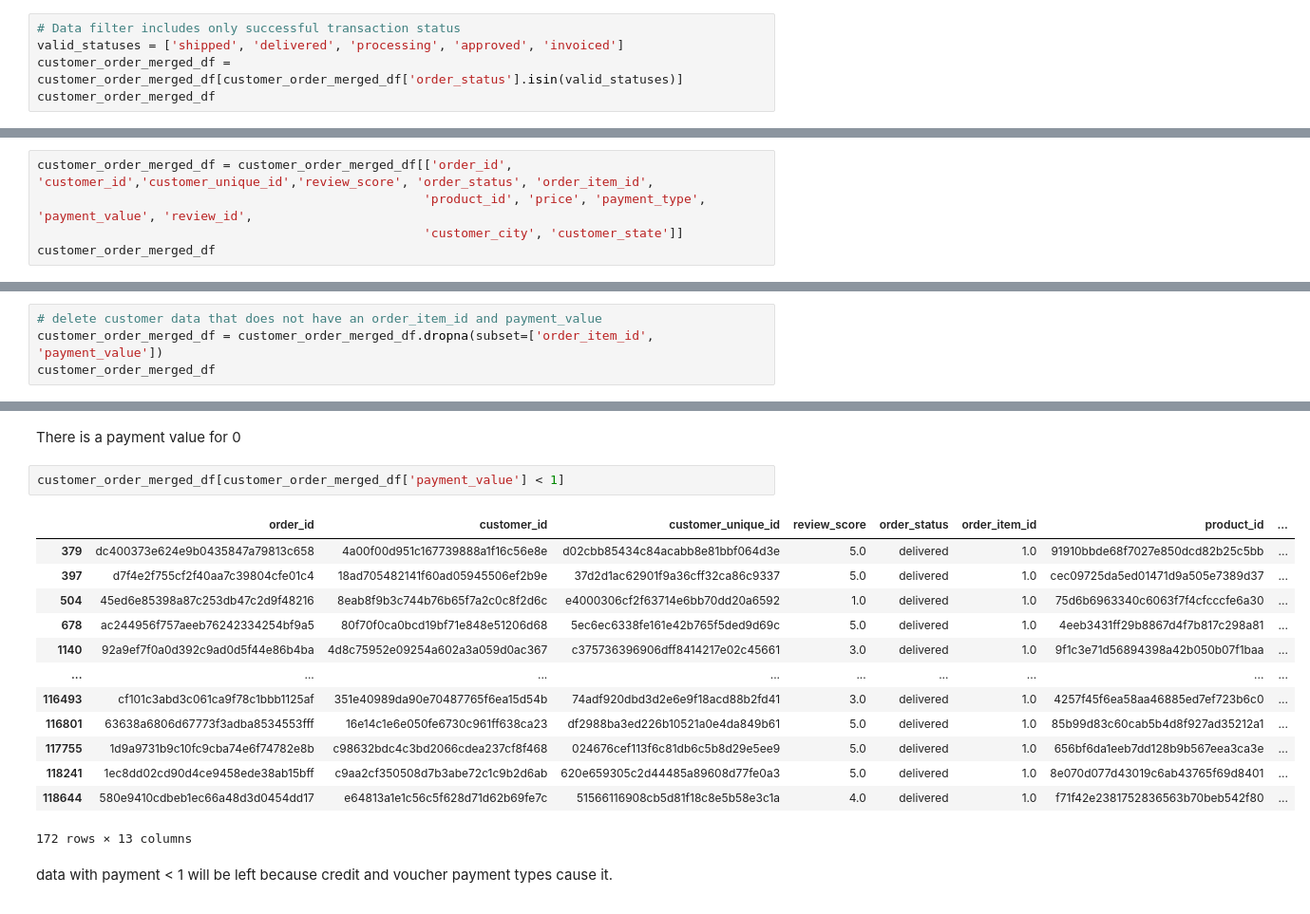
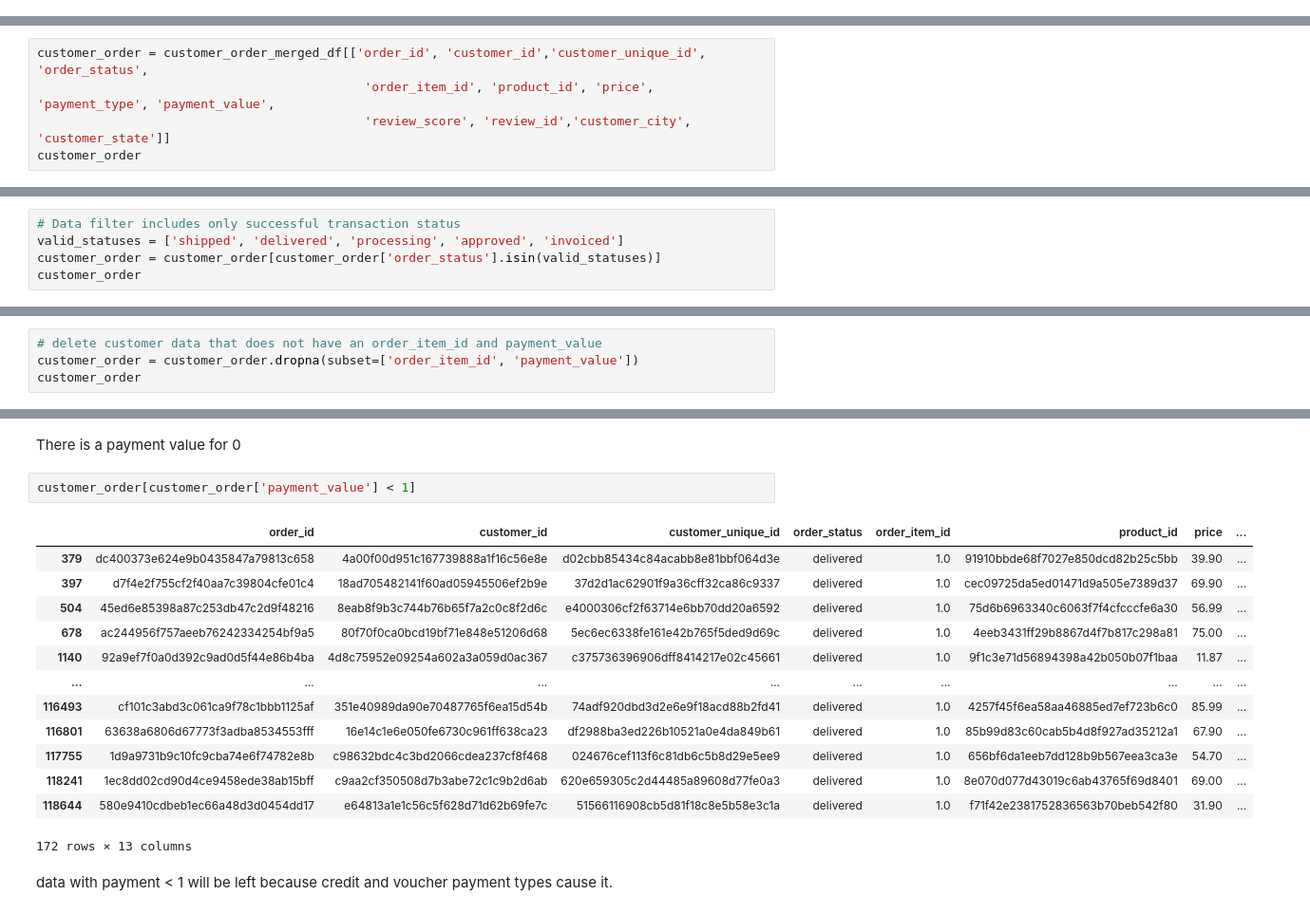
Before and after one commit to alfitopfp/Perqara-Assesment, a Jupyter notebook: Code/Customer_Segmentation.ipynb, the cells around one changed output, grey strips where cells are left out. Shown at 95% size. Saved outputs shown, nothing was run; the diff lists cells and outputs as text.

```diff
--- a/Code/Customer_Segmentation.ipynb
+++ b/Code/Customer_Segmentation.ipynb
@@ -141,8 +159,3 @@ customer_order_merged_df
 customer_order_merged_df.duplicated().any()
 # %% [output]
 False
-# %%
-# Data filter includes only successful transaction status
-valid_statuses = ['shipped', 'delivered', 'processing', 'approved', 'invoiced']
-customer_order_merged_df = customer_order_merged_df[customer_order_merged_df['order_status'].isin(valid_statuses)]
-customer_order_merged_df
@@ -163,6 +162,6 @@ customer_order_merged_df
 # %%
-customer_order_merged_df = customer_order_merged_df[['order_id', 'customer_id','customer_unique_id','review_score', 'order_status', 'order_item_id',
-                                                    'product_id', 'price', 'payment_type', 'payment_value', 'review_id',
-                                                    'customer_city', 'customer_state']]
-customer_order_merged_df
+customer_order = customer_order_merged_df[['order_id', 'customer_id','customer_unique_id', 'order_status',
+                                            'order_item_id', 'product_id', 'price', 'payment_type', 'payment_value',
+                                            'review_score', 'review_id','customer_city', 'customer_state']]
+customer_order
 # %% [output]
@@ -191,0 +249,5 @@ column 'review_id' contains a null value.
+# %%
+# Data filter includes only successful transaction status
+valid_statuses = ['shipped', 'delivered', 'processing', 'approved', 'invoiced']
+customer_order = customer_order[customer_order['order_status'].isin(valid_statuses)]
+customer_order
@@ -208,5 +294,5 @@ customer_order_merged_df[customer_order_merged_df['payment_value'].isnull()]
 # %%
 # delete customer data that does not have an order_item_id and payment_value
-customer_order_merged_df = customer_order_merged_df.dropna(subset=['order_item_id', 'payment_value'])
-customer_order_merged_df
+customer_order = customer_order.dropna(subset=['order_item_id', 'payment_value'])
+customer_order
 # %% [output]
@@ -246,20 +349,20 @@ customer_order_merged_df.describe()
 # %% [markdown]
 There is a payment value for 0
 # %%
-customer_order_merged_df[customer_order_merged_df['payment_value'] < 1]
+customer_order[customer_order['payment_value'] < 1]
 # %% [output]
-|  | order_id | customer_id | customer_unique_id | review_score | order_status | order_item_id | product_id | ... |
-| 379 | dc400373e624e9b0435847a79813c658 | 4a00f00d951c167739888a1f16c56e8e | d02cbb85434c84acabb8e81bbf064d3e | 5.0 | delivered | 1.0 | 91910bbde68f7027e850dcd82b25c5bb | ... |
-| 397 | d7f4e2f755cf2f40aa7c39804cfe01c4 | 18ad705482141f60ad05945506ef2b9e | 37d2d1ac62901f9a36cff32ca86c9337 | 5.0 | delivered | 1.0 | cec09725da5ed01471d9a505e7389d37 | ... |
-| 504 | 45ed6e85398a87c253db47c2d9f48216 | 8eab8f9b3c744b76b65f7a2c0c8f2d6c | e4000306cf2f63714e6bb70dd20a6592 | 1.0 | delivered | 1.0 | 75d6b6963340c6063f7f4cfcccfe6a30 | ... |
-| 678 | ac244956f757aeeb76242334254bf9a5 | 80f70f0ca0bcd19bf71e848e51206d68 | 5ec6ec6338fe161e42b765f5ded9d69c | 5.0 | delivered | 1.0 | 4eeb3431ff29b8867d4f7b817c298a81 | ... |
-| 1140 | 92a9ef7f0a0d392c9ad0d5f44e86b4ba | 4d8c75952e09254a602a3a059d0ac367 | c375736396906dff8414217e02c45661 | 3.0 | delivered | 1.0 | 9f1c3e71d56894398a42b050b07f1baa | ... |
+|  | order_id | customer_id | customer_unique_id | order_status | order_item_id | product_id | price | ... |
+| 379 | dc400373e624e9b0435847a79813c658 | 4a00f00d951c167739888a1f16c56e8e | d02cbb85434c84acabb8e81bbf064d3e | delivered | 1.0 | 91910bbde68f7027e850dcd82b25c5bb | 39.90 | ... |
+| 397 | d7f4e2f755cf2f40aa7c39804cfe01c4 | 18ad705482141f60ad05945506ef2b9e | 37d2d1ac62901f9a36cff32ca86c9337 | delivered | 1.0 | cec09725da5ed01471d9a505e7389d37 | 69.90 | ... |
+| 504 | 45ed6e85398a87c253db47c2d9f48216 | 8eab8f9b3c744b76b65f7a2c0c8f2d6c | e4000306cf2f63714e6bb70dd20a6592 | delivered | 1.0 | 75d6b6963340c6063f7f4cfcccfe6a30 | 56.99 | ... |
+| 678 | ac244956f757aeeb76242334254bf9a5 | 80f70f0ca0bcd19bf71e848e51206d68 | 5ec6ec6338fe161e42b765f5ded9d69c | delivered | 1.0 | 4eeb3431ff29b8867d4f7b817c298a81 | 75.00 | ... |
+| 1140 | 92a9ef7f0a0d392c9ad0d5f44e86b4ba | 4d8c75952e09254a602a3a059d0ac367 | c375736396906dff8414217e02c45661 | delivered | 1.0 | 9f1c3e71d56894398a42b050b07f1baa | 11.87 | ... |
 | ... | ... | ... | ... | ... | ... | ... | ... | ... |
-| 116493 | cf101c3abd3c061ca9f78c1bbb1125af | 351e40989da90e70487765f6ea15d54b | 74adf920dbd3d2e6e9f18acd88b2fd41 | 3.0 | delivered | 1.0 | 4257f45f6ea58aa46885ed7ef723b6c0 | ... |
-| 116801 | 63638a6806d67773f3adba8534553fff | 16e14c1e6e050fe6730c961ff638ca23 | df2988ba3ed226b10521a0e4da849b61 | 5.0 | delivered | 1.0 | 85b99d83c60cab5b4d8f927ad35212a1 | ... |
-| 117755 | 1d9a9731b9c10fc9cba74e6f74782e8b | c98632bdc4c3bd2066cdea237cf8f468 | 024676cef113f6c81db6c5b8d29e5ee9 | 5.0 | delivered | 1.0 | 656bf6da1eeb7dd128b9b567eea3ca3e | ... |
-| 118241 | 1ec8dd02cd90d4ce9458ede38ab15bff | c9aa2cf350508d7b3abe72c1c9b2d6ab | 620e659305c2d44485a89608d77fe0a3 | 5.0 | delivered | 1.0 | 8e070d077d43019c6ab43765f69d8401 | ... |
-| 118644 | 580e9410cdbeb1ec66a48d3d0454dd17 | e64813a1e1c56c5f628d71d62b69fe7c | 51566116908cb5d81f18c8e5b58e3c1a | 4.0 | delivered | 1.0 | f71f42e2381752836563b70beb542f80 | ... |
+| 116493 | cf101c3abd3c061ca9f78c1bbb1125af | 351e40989da90e70487765f6ea15d54b | 74adf920dbd3d2e6e9f18acd88b2fd41 | delivered | 1.0 | 4257f45f6ea58aa46885ed7ef723b6c0 | 85.99 | ... |
+| 116801 | 63638a6806d67773f3adba8534553fff | 16e14c1e6e050fe6730c961ff638ca23 | df2988ba3ed226b10521a0e4da849b61 | delivered | 1.0 | 85b99d83c60cab5b4d8f927ad35212a1 | 67.90 | ... |
+| 117755 | 1d9a9731b9c10fc9cba74e6f74782e8b | c98632bdc4c3bd2066cdea237cf8f468 | 024676cef113f6c81db6c5b8d29e5ee9 | delivered | 1.0 | 656bf6da1eeb7dd128b9b567eea3ca3e | 54.70 | ... |
+| 118241 | 1ec8dd02cd90d4ce9458ede38ab15bff | c9aa2cf350508d7b3abe72c1c9b2d6ab | 620e659305c2d44485a89608d77fe0a3 | delivered | 1.0 | 8e070d077d43019c6ab43765f69d8401 | 69.00 | ... |
+| 118644 | 580e9410cdbeb1ec66a48d3d0454dd17 | e64813a1e1c56c5f628d71d62b69fe7c | 51566116908cb5d81f18c8e5b58e3c1a | delivered | 1.0 | f71f42e2381752836563b70beb542f80 | 31.90 | ... |
 172 rows × 13 columns
 # %% [markdown]
 data with payment < 1 will be left because credit and voucher payment types cause it.
```
Also changed, not shown: parts of 48 cells of this notebook.
